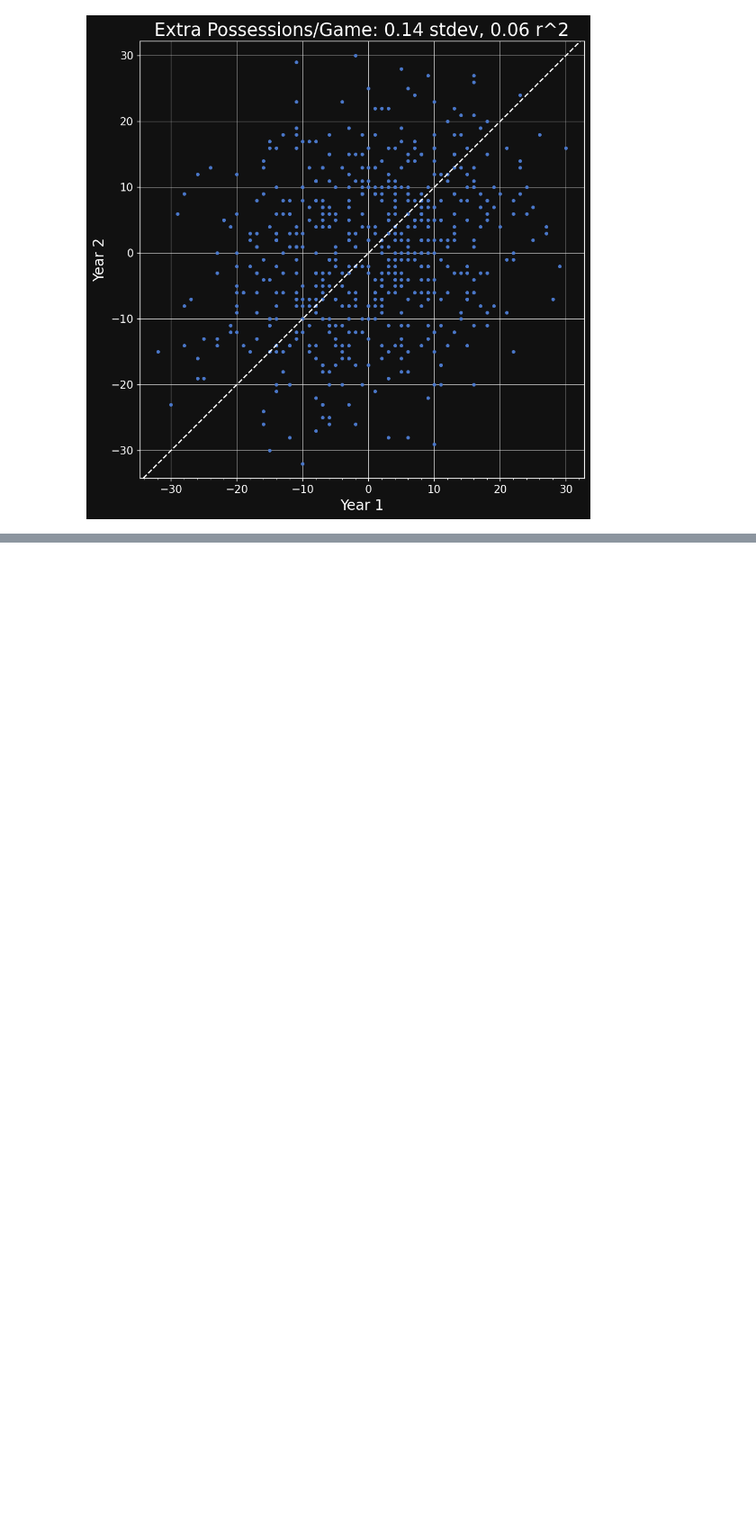
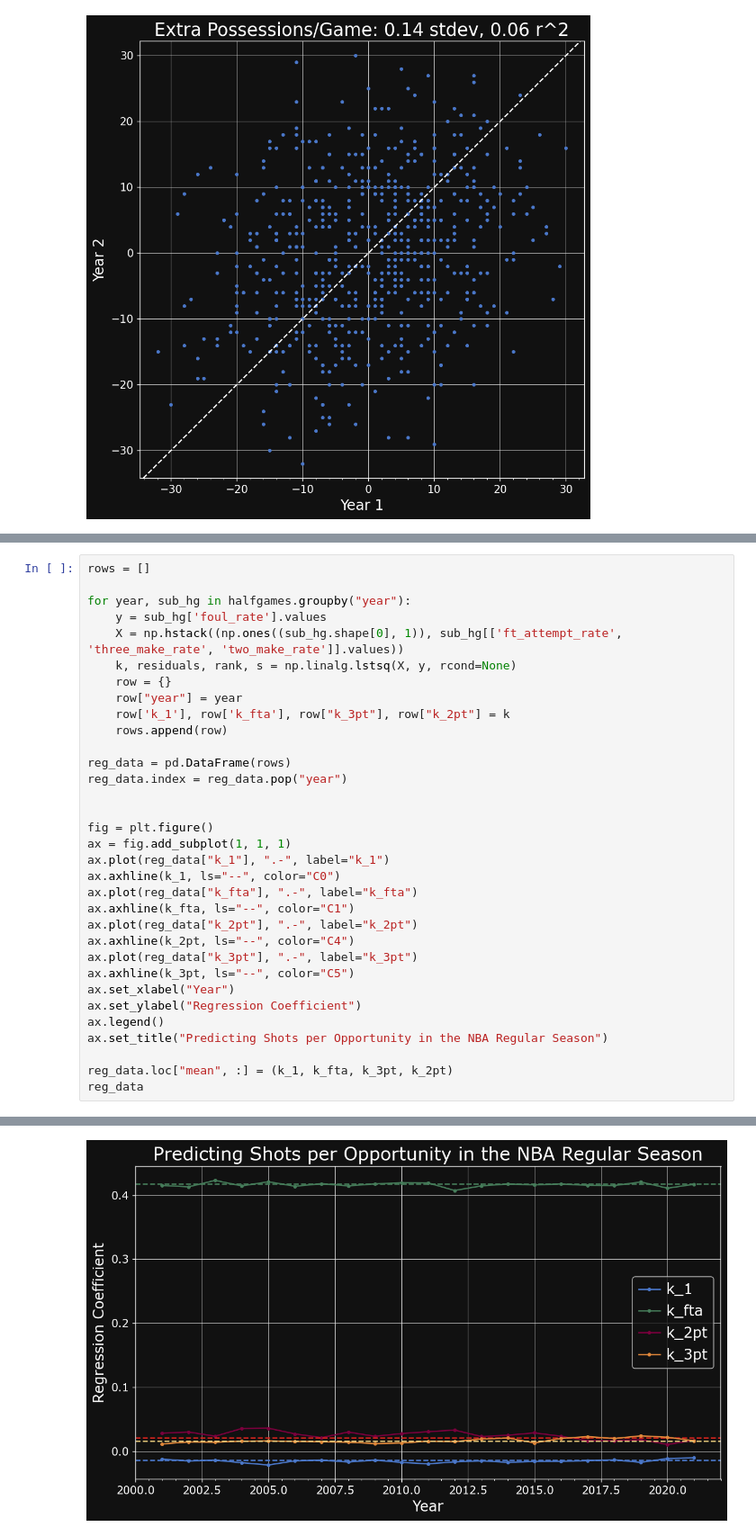
Before and after one commit to matteosox/nba, a Jupyter notebook: notebooks/points_per_possession.ipynb, the cells around one changed output, grey strips where cells are left out. Shown at 90% size. Saved outputs shown, nothing was run; the diff lists cells and outputs as text; blank space fills up the shorter version.

```diff
--- a/notebooks/points_per_possession.ipynb
+++ b/notebooks/points_per_possession.ipynb
@@ -66,0 +80,34 @@ k_1, k_to, k_fta
+# %%
+rows = []
+
+for year, sub_hg in halfgames.groupby("year"):
+    y = sub_hg['foul_rate'].values
+    X = np.hstack((np.ones((sub_hg.shape[0], 1)), sub_hg[['ft_attempt_rate', 'three_make_rate', 'two_make_rate']].values))
+    k, residuals, rank, s = np.linalg.lstsq(X, y, rcond=None)
+    row = {}
+    row["year"] = year
+    row['k_1'], row['k_fta'], row["k_3pt"], row["k_2pt"] = k
+    rows.append(row)
+
+reg_data = pd.DataFrame(rows)
+reg_data.index = reg_data.pop("year")
+
+
+fig = plt.figure()
+ax = fig.add_subplot(1, 1, 1)
+ax.plot(reg_data["k_1"], ".-", label="k_1")
+ax.axhline(k_1, ls="--", color="C0")
+ax.plot(reg_data["k_fta"], ".-", label="k_fta")
+ax.axhline(k_fta, ls="--", color="C1")
+ax.plot(reg_data["k_2pt"], ".-", label="k_2pt")
+ax.axhline(k_2pt, ls="--", color="C4")
+ax.plot(reg_data["k_3pt"], ".-", label="k_3pt")
+ax.axhline(k_3pt, ls="--", color="C5")
+ax.set_xlabel("Year")
+ax.set_ylabel("Regression Coefficient")
+ax.legend()
+ax.set_title("Predicting Shots per Opportunity in the NBA Regular Season")
+
+reg_data.loc["mean", :] = (k_1, k_fta, k_3pt, k_2pt)
+reg_data
+# %% [output]
@@ -67,3 +132,4 @@ k_1, k_to, k_fta
+[figure, added]
 # %%
 rows = []
 
```
Also changed, not shown: parts of 6 cells of this notebook, 5 other files.
